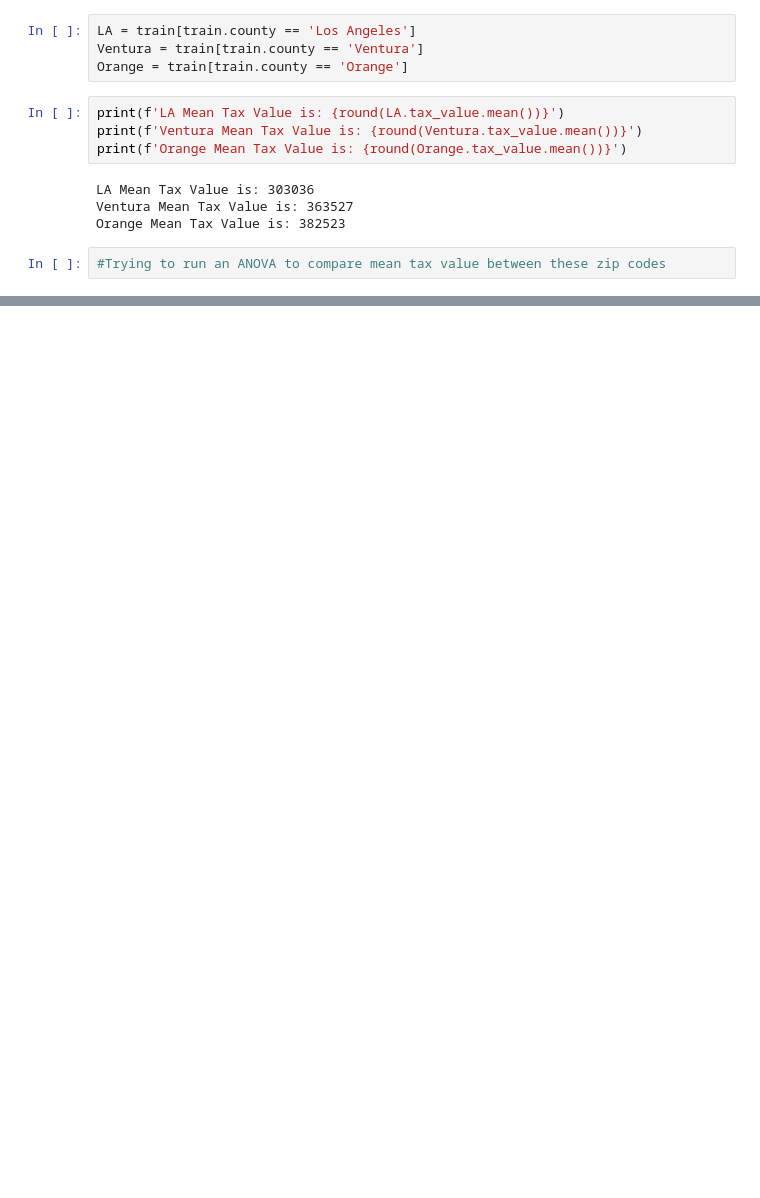
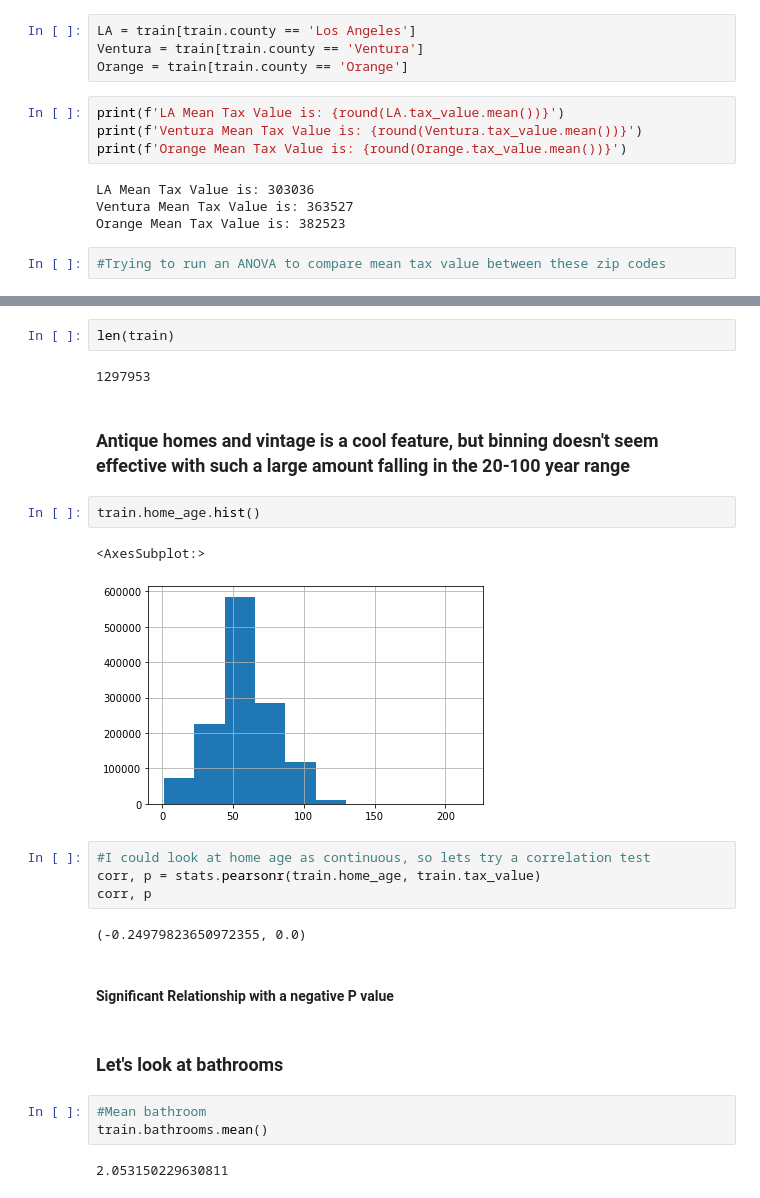
Before and after one commit to cristinalucin/regression-exercises, a Jupyter notebook: explore.ipynb, the cells around one changed output, grey strips where cells are left out. Saved outputs shown, nothing was run; the diff lists cells and outputs as text; blank space fills up the shorter version.

```diff
--- a/explore.ipynb
+++ b/explore.ipynb
@@ -903,0 +916,26 @@ train.home_age.mean()
+# %%
+len(train)
+# %% [output]
+1297953
+# %% [markdown]
+### Antique homes and vintage is a cool feature, but binning doesn't seem effective with such a large amount falling in the 20-100 year range
+# %%
+train.home_age.hist()
+# %% [output]
+<AxesSubplot:>
+[figure, added]
+# %%
+#I could look at home age as continuous, so lets try a correlation test
+corr, p = stats.pearsonr(train.home_age, train.tax_value)
+corr, p
+# %% [output]
+(-0.24979823650972355, 0.0)
+# %% [markdown]
+#### Significant Relationship with a negative P value
+# %% [markdown]
+### Let's look at bathrooms
+# %%
+#Mean bathroom
+train.bathrooms.mean()
+# %% [output]
+2.053150229630811
```
Also changed, not shown: parts of 33 cells of this notebook, 2 other files.
